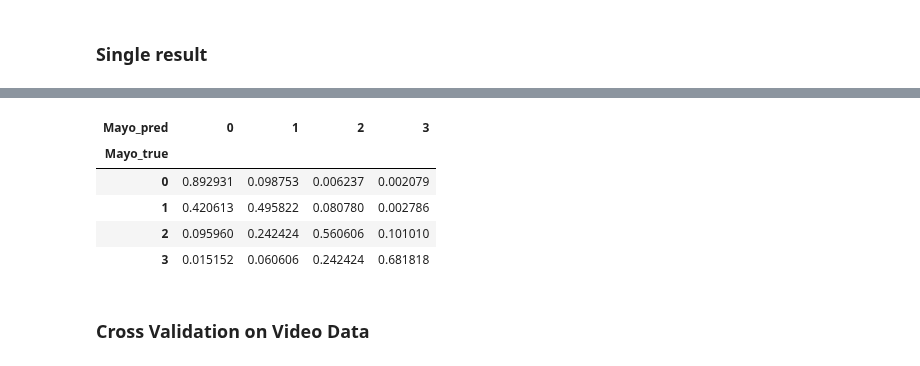
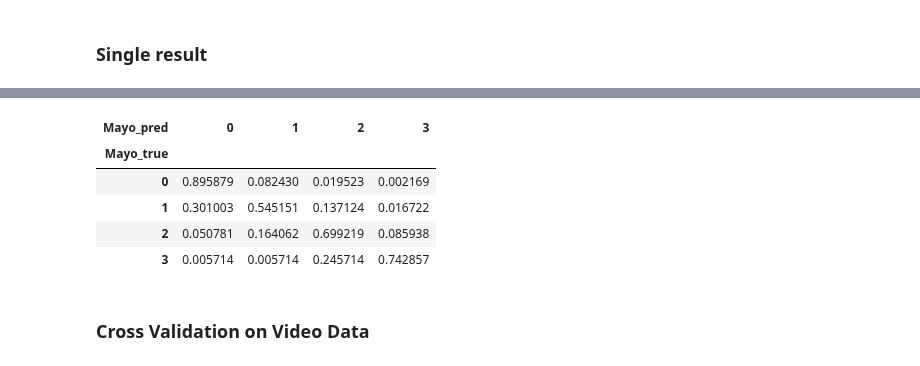
Before and after one commit to wenshuoliu/DLproj, a Jupyter notebook: UC_colonoscopy/phase3_adjudication.ipynb, the cells around one changed output, grey strips where cells are left out. Saved outputs shown, nothing was run; the diff lists cells and outputs as text; code cells hidden in the pictures.

```diff
--- a/UC_colonoscopy/phase3_adjudication.ipynb
+++ b/UC_colonoscopy/phase3_adjudication.ipynb
@@ -700,5 +714,5 @@ array([0.86261234, 0.85801092, 0.84547595, 0.84217488, 0.85860648,
 # %%
-tst_df = pd.read_csv(path+'CV_adjudication/tst_labels8.csv')
+tst_df = pd.read_csv(path+'CV_adjudication/tst_labels{}.csv'.format(tst_seed))
 tst_df = tst_df.reset_index(drop=True)
 tst_itr = validation_gen.flow_from_frame(data_path, tst_df, 'basefile', ['split0_123', 'split01_23', 'split012_3'],
                                      target_size=(256, 320), label_types = ['categorical']*3, batch_size=batch_size,
@@ -717,13 +735,13 @@ y = model.predict_generator(tst_itr, verbose=1)
+# %%
+y_preds = []
+for y in ys:
+    y_pred = np.concatenate([l[:, 1].reshape((l.shape[0], 1)) for l in y], axis=1)
+# %%
+y_pred_avg = np.mean(np.stack(y_preds, axis=0), axis=0)
 # %%
-y_pred = np.concatenate([l[:, 1].reshape((l.shape[0], 1)) for l in y], axis=1)
-y_true = tst_df[['split0_123', 'split01_23', 'split012_3']].values
-
-score4 = np.zeros((y_pred.shape[0], y_pred.shape[1]+1), dtype=float)
-score4[:, 0] = 1 - y_pred[:, 0]
-score4[:, 1] = y_pred[:, 0]*(1-y_pred[:,1])
-score4[:, 2] = y_pred[:, 0]*y_pred[:,1]*(1-y_pred[:,2])
-score4[:, 3] = y_pred[:, 0]*y_pred[:,1]*y_pred[:,2]
-
-mayo_pred = pd.Series(score4.argmax(axis=1), name='Mayo_pred')
-mayo_true = tst_df.adj_score
-mayo_true.name = 'Mayo_true'
+score4 = np.zeros((y_pred_avg.shape[0], y_pred_avg.shape[1]+1), dtype=float)
+score4[:, 0] = 1 - y_pred_avg[:, 0]
+score4[:, 1] = y_pred_avg[:, 0]*(1-y_pred_avg[:,1])
+score4[:, 2] = y_pred_avg[:, 0]*y_pred_avg[:,1]*(1-y_pred_avg[:,2])
+score4[:, 3] = y_pred_avg[:, 0]*y_pred_avg[:,1]*y_pred_avg[:,2]
+mayo_pred_avg = pd.Series(score4.argmax(axis=1), name='Mayo_pred')
@@ -781,12 +821,12 @@ pd.crosstab(index=mayo_true, columns=mayo_pred, margins=True)
 # %%
-pd.crosstab(index=mayo_true, columns=mayo_pred, normalize='index')
+pd.crosstab(index=mayo_true, columns=mayo_pred_avg, normalize='index')
 # %% [output]
 | Mayo_pred | 0 | 1 | 2 | 3 |
 | Mayo_true |  |  |  |  |
-| 0 | 0.892931 | 0.098753 | 0.006237 | 0.002079 |
-| 1 | 0.420613 | 0.495822 | 0.080780 | 0.002786 |
-| 2 | 0.095960 | 0.242424 | 0.560606 | 0.101010 |
-| 3 | 0.015152 | 0.060606 | 0.242424 | 0.681818 |
+| 0 | 0.895879 | 0.082430 | 0.019523 | 0.002169 |
+| 1 | 0.301003 | 0.545151 | 0.137124 | 0.016722 |
+| 2 | 0.050781 | 0.164062 | 0.699219 | 0.085938 |
+| 3 | 0.005714 | 0.005714 | 0.245714 | 0.742857 |
 # %% [markdown]
 ### Cross Validation on Video Data
 # %%
```
Also changed, not shown: parts of 31 cells of this notebook, 19 other files.
